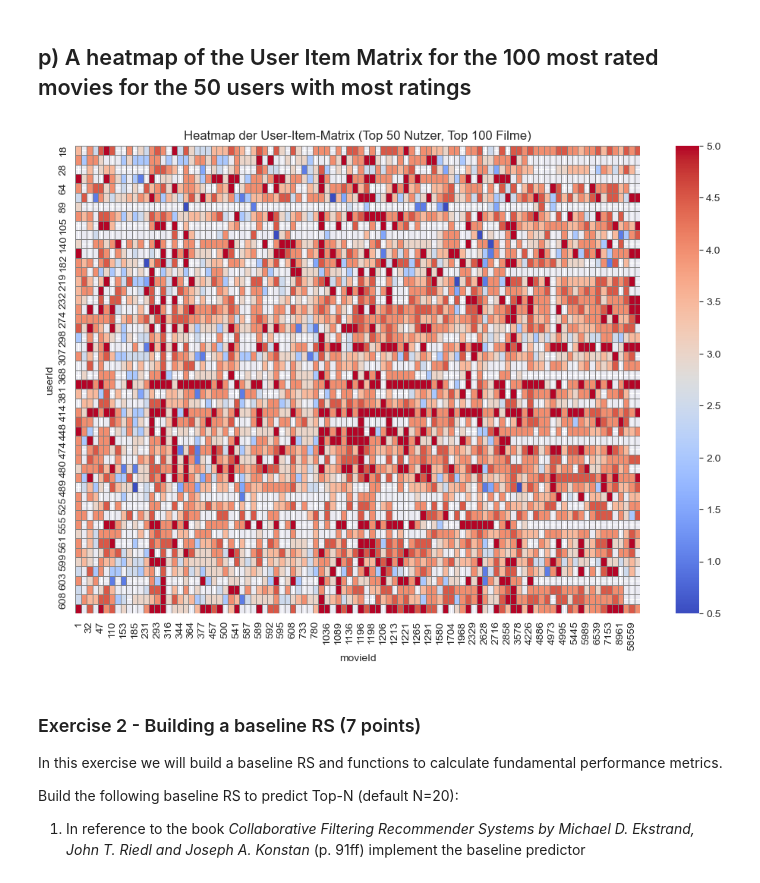
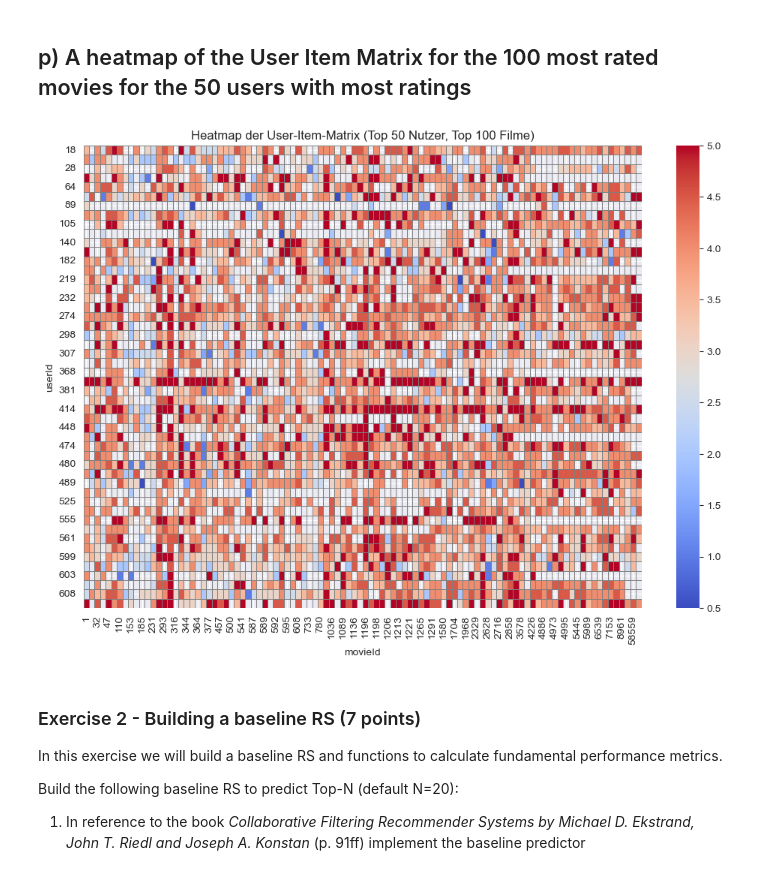
Before and after one commit to Tschoppsilas/RSY, a Jupyter notebook: RSY_MiniChallenge_FS25.ipynb, the cells around one changed output. Saved outputs shown, nothing was run; the diff lists cells and outputs as text; code cells hidden in the pictures.

```diff
--- a/RSY_MiniChallenge_FS25.ipynb
+++ b/RSY_MiniChallenge_FS25.ipynb
@@ -582,24 +582,24 @@ plt.show()
 # %%
 # 50 aktivste Nutzer (mit den meisten Bewertungen) ermitteln
 top_users = ratings['userId'].value_counts().head(50).index
 
 # 100 meistbewertete Filme ermitteln
 top_movies = ratings['movieId'].value_counts().head(100).index
 
 # User-Item-Matrix nur für diese Nutzer & Filme erstellen
 filtered_ratings = ratings[(ratings['userId'].isin(top_users)) & (ratings['movieId'].isin(top_movies))]
 user_item_matrix = filtered_ratings.pivot(index="userId", columns="movieId", values="rating")
 
 # Heatmap zeichnen
 plt.figure(figsize=(12, 8))
 sns.heatmap(user_item_matrix, cmap="coolwarm", linewidths=0.5, linecolor="gray")
-
+plt.yticks(rotation=0)
 # Titel setzen
 plt.title("Heatmap der User-Item-Matrix (Top 50 Nutzer, Top 100 Filme)")
 
 plt.show()
 # %% [output]
-[figure, old version]
+[figure, new version]
 # %% [markdown]
 ### Exercise 2 - Building a baseline RS (7 points)
 In this exercise we will build a baseline RS and functions to calculate fundamental performance metrics.
```
